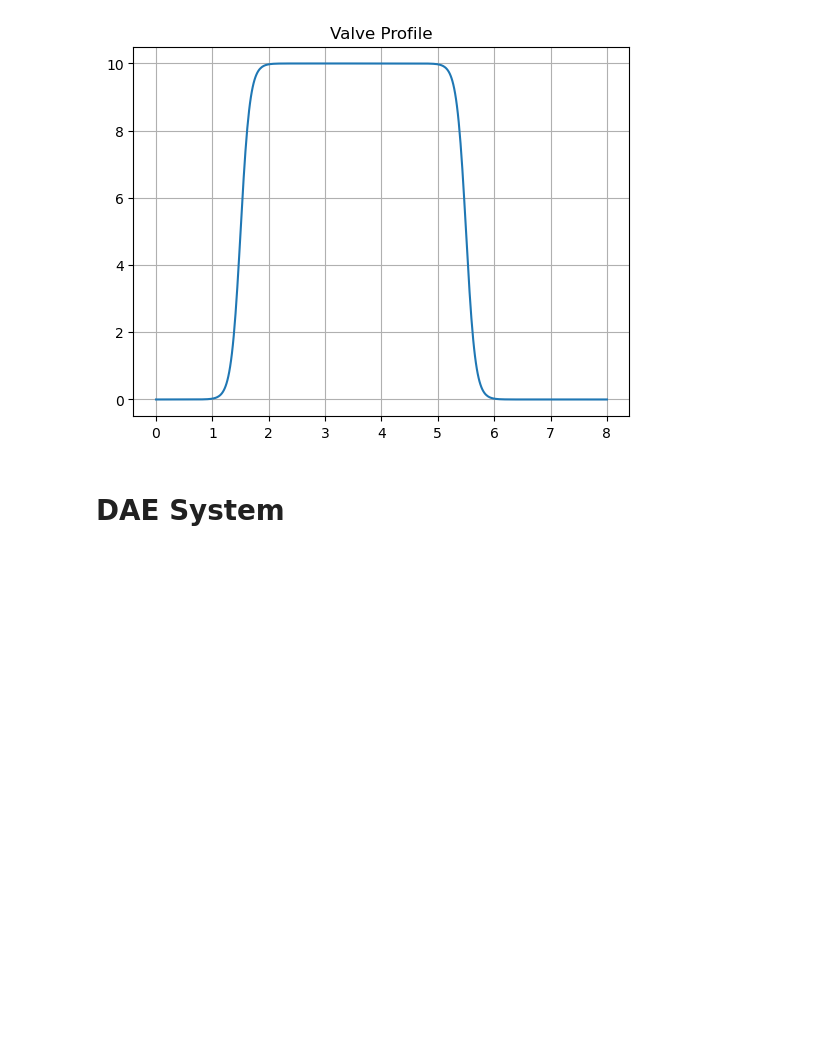
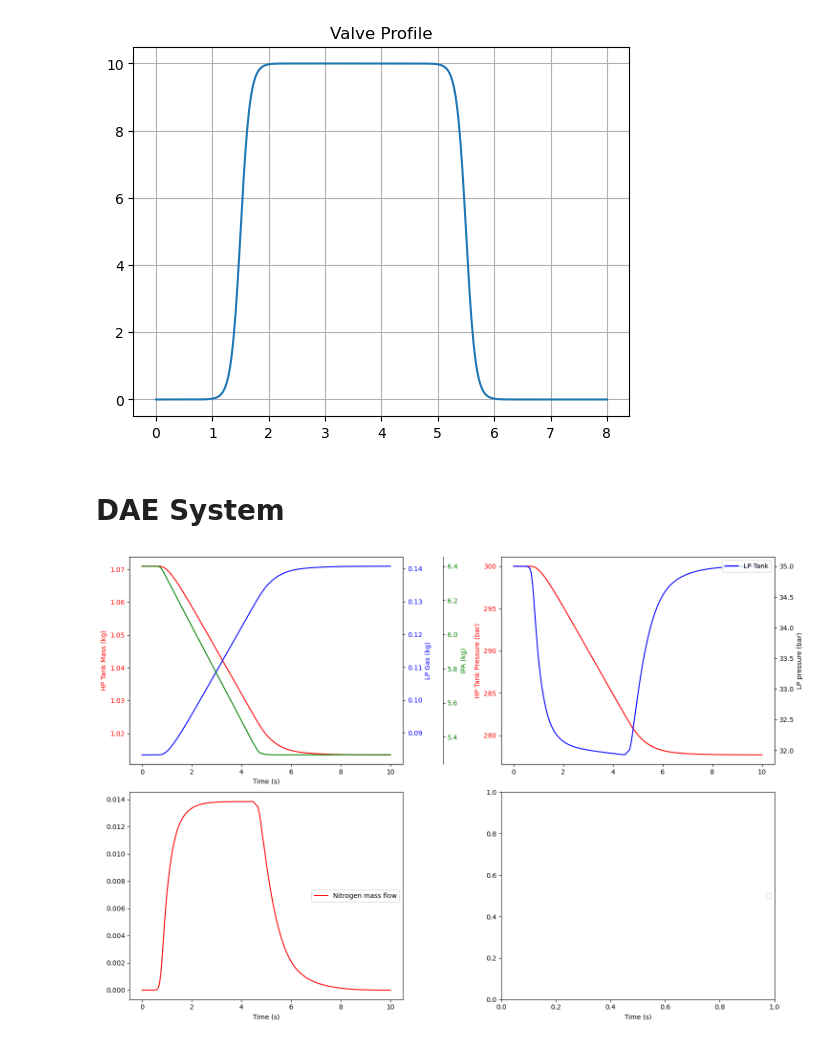
Before and after one commit to LpHiX/FYPTurbine, a Jupyter notebook: plumbingsim.ipynb, the cells around one changed output. Cells and saved outputs as stored; diff of their text form; code cells hidden in the pictures; blank space fills up the shorter version.

```diff
--- a/plumbingsim.ipynb
+++ b/plumbingsim.ipynb
@@ -263,8 +263,93 @@ def dae_system(t, z):
 
 
 
-    mdot_1 = - gasFlowrate(reg_kv, 2e5, 1e5, 300, N2)
+    mdot_1 = - gasFlowrate(reg_kv, P_1, P_2, 300, N2)
     mdot_2 = - mdot_1
-    mdot_3 = - liquidFlowrate()
+    mdot_3 = - liquidFlowrate(valve_timing(t, maxKv=0.2, t_open=0.5, t_close=4.5, t_ramp=0.5), P_2, 1e5, IPA)
 
     return mdot_1, mdot_2, mdot_3
+
+m_3 = 8 * 0.001 * IPA.density #8L IPA
+m_1_0 = V_1 * rho_1_0
+m_2_0 = (V_2 - m_3/IPA.density) * rho_2_0
+
+z0 = [m_1_0, m_2_0, m_3]
+t_span = (0, 10)
+t_eval = np.linspace(*t_span, 200)
+# # Solve the system
+solution = solve_ivp(dae_system, t_span, z0, t_eval=t_eval, method="LSODA")
+# %%
+t = solution.t
+m_1, m_2, m_3 = solution.y
+rho_1 = m_1 / V_1
+rho_2 = rho_2 = m_2 / (V_2-m_3/IPA.density)
+T_1 = T_0 * (rho_1_0 / rho_1) ** (1 - N2.gamma)
+T_2 = T_0 * (rho_2_0 / rho_2) ** (1 - N2.gamma)
+
+P_1 = rho_1 * N2.R * T_1
+P_2 = rho_2 * N2.R * T_2
+
+# # Plot the results
+fig, ax = plt.subplots(2, 2, figsize=(15, 10))
+ax1 = ax[0,0]
+ax1.plot(t, m_1, label="HP Tank", color='red')
+ax1.set_ylabel('HP Tank Mass (kg)', color='red')
+ax1.tick_params(axis='y', labelcolor='red')
+ax1.set_xlabel('Time (s)')
+
+ax2 = ax1.twinx()
+ax2.plot(t, m_2, label="LP Gas", color='blue')
+ax2.set_ylabel('LP Gas (kg)', color='blue')
+ax2.tick_params(axis='y', labelcolor='blue')
+
+ax3 = ax1.twinx()
+ax3.plot(t, m_3, label="IPA", color='green')
+ax3.tick_params(axis='y', labelcolor='g')
+ax3.set_ylabel('IPA (kg)', color='g')
+ax3.spines['right'].set_position(('outward', 60))
+
+ax4 = ax[0,1]
+#ax4.plot(solution.t, P_1 / 1e5, label="HP Tank", color='red')
+#ax5 = ax4.twinx()
+
+
+ax4.plot(solution.t, P_1 / 1e5, label="HP Gas", color='red')
+ax5 = ax4.twinx()
+ax4.set_ylabel('HP Tank Pressure (bar)', color='r')
+ax4.tick_params(axis='y', labelcolor='r')
+ax5.plot(solution.t, P_2 / 1e5, label="LP Tank", color='blue')
+# ax5.plot(solution.t, P_MechRegCheckValveIntermediete / 1e5, label="Post Reg", color='green')
+ax5.set_ylabel('LP pressure (bar)', color='black')
+ax5.tick_params(axis='y', labelcolor='black')
+ax5.legend(loc='upper right')
+#ax5.plot(solution.t, Kv_Mechreg(35e5 , P_2) * 0.01, label="LP Gas", color='green')
+#ax4.plot(solution.t, rho_2, label="LP Gas", color='blue')
+
+
+#ax6 = ax5.twinx()
+#ax6.plot(solution.t, solution.y[2], label="IPA", color='green')
+#ax6.spines['right'].set_position(('outward', 60))
+
+axb1 = ax[1,0]
+# axb1.plot(t,abs(mdot_1), label = "Nitrogen mass flow", color='red')
+axb1.plot(t, gasFlowrate(np.where(P_2 < 35e5, (35e5 - P_2) / 300 / 1e5, 0), P_1, P_2, T_1, N2), label = "Nitrogen mass flow", color='red')
+# flow1 = singleGasFlowrate(np.atleast_1d(np.where(P_MechRegCheckValveIntermediete < 35e5, (35e5-P_MechRegCheckValveIntermediete) / 300 / 1e5, 0)), P_1, P_MechRegCheckValveIntermediete, T_1, N2, False)
+# flow2 = singleGasFlowrate(valve_timing(t, 0.05, 3, 6, 0.5), P_MechRegCheckValveIntermediete, P_2, T_1, N2, [False, False])
+#flow3 = singleGasFlowrate(0.05, P_MechRegCheckValveIntermediete2, P_2, T_1, N2, [True, True])
+# axb1.plot(t, flow1, label = "Nitrogen mass flow", color='red')
+# axb1.plot(t, flow2, label = "Nitrogen mass flow", color='blue')
+#axb1.plot(t, flow3, label = "Nitrogen\mass flow", color='green')
+axb1.legend(loc='center right')
+axb1.set_xlabel('Time (s)')
+#axb1.set_ylabel('Nitrogen mass flow (kg/s)', color='r')
+
+axb2 = ax[1,1]
+# axb2.plot(t,valve_timing(t, 0.2, 1, 9, 0.5), label = "IPA Valve Kv", color='red')
+# axb2.plot(t,valve_timing(t, 0.05, 3, 6, 0.5), label = "Pressurization Valve Kv", color='green')
+axb2.set_xlabel('Time (s)')
+#axb2.set_ylabel('Fuel mass flow (kg/s)', color='b')
+axb2.legend(loc='center right')
+
+fig.tight_layout()
+# %% [output]
+[figure, added]
```
Also changed, not shown: parts of 1 cell of this notebook.
